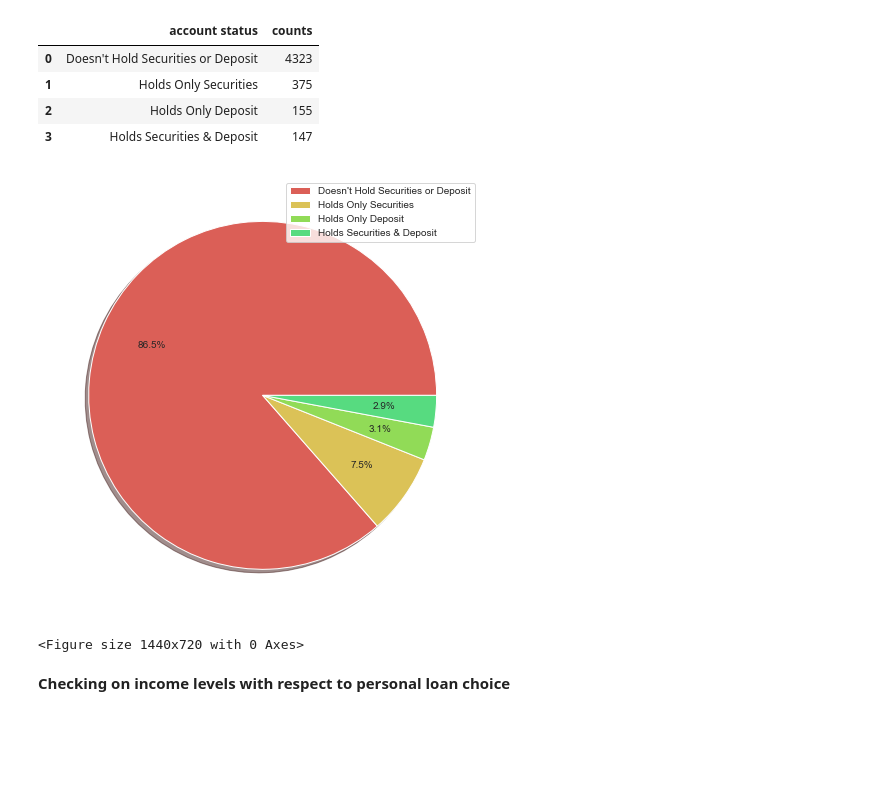
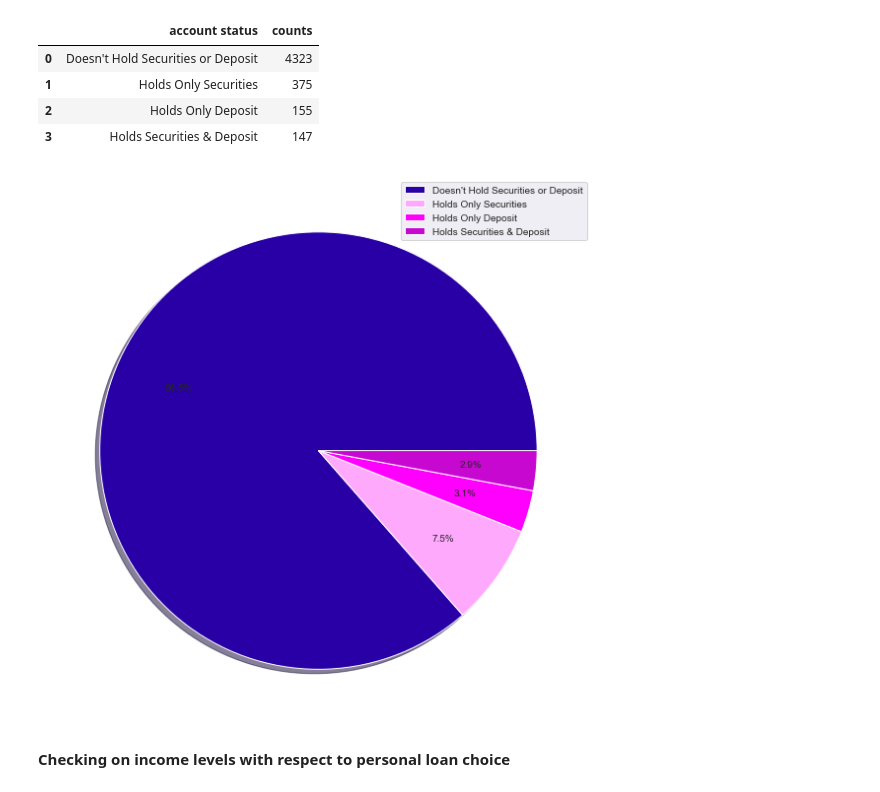
Before and after one commit to AviSaha123/Bank_personal_loan, a Jupyter notebook: finance.ipynb, the cells around one changed output. Drawn from its saved outputs; the diff is of its cells as text; code cells hidden in the pictures; blank space fills up the shorter version.

```diff
--- a/finance.ipynb
+++ b/finance.ipynb
@@ -248,14 +248,13 @@ values
 | 2 | Holds Only Deposit | 155 |
 | 3 | Holds Securities & Deposit | 147 |
 # %%
-colors = ['#F9F7F6', '#92140C', '#111D4A', '#01902C']
-plt.pie(values['counts'], pctdistance=0.7, shadow=True, autopct="%.1f%%")
+plt.figure(figsize = (20,8))
+colors = ['#2900A5', '#FFA9FD', '#FF00FE', '#C608D1']
+plt.pie(values['counts'], pctdistance=0.7, shadow=True, autopct="%.1f%%", colors= colors)
 plt.legend(labels=values['account status'], loc = 'upper right')
-plt.figure(figsize = (20,10))
 plt.tight_layout()
 # %% [output]
-[figure, old version]
+[figure, new version]
-<Figure size 1440x720 with 0 Axes>
 # %% [markdown]
 **Checking on income levels with respect to personal loan choice**
 # %%
```
Also changed, not shown: parts of 3 cells of this notebook.
